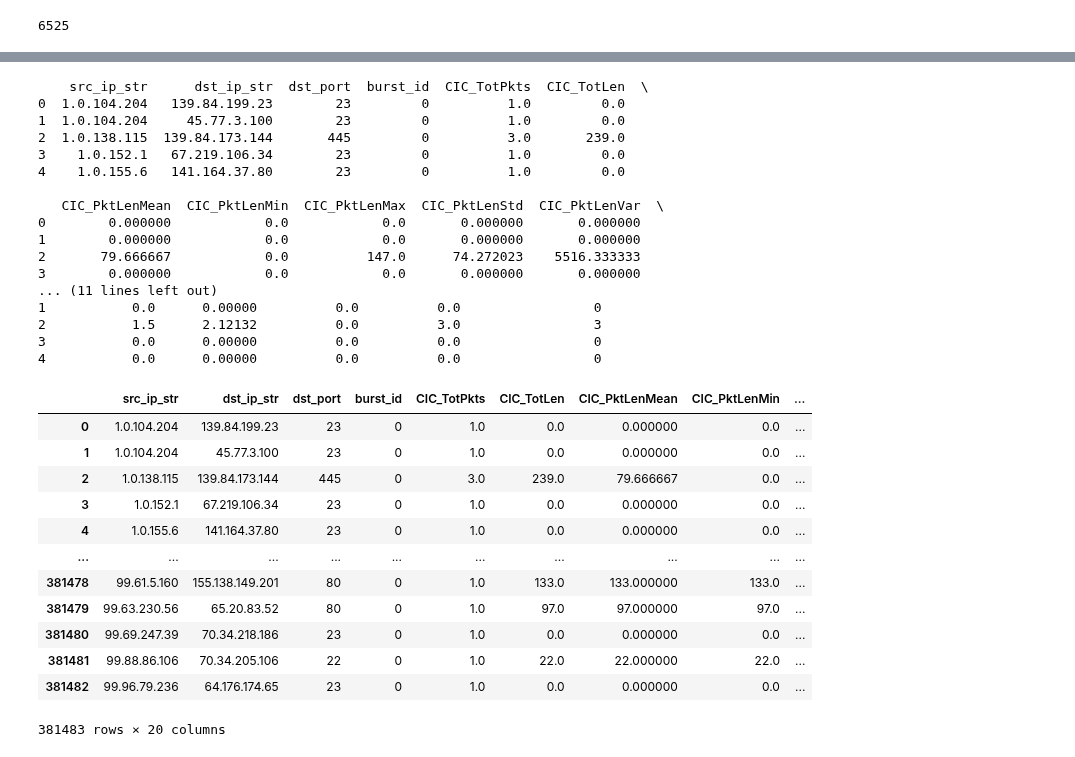
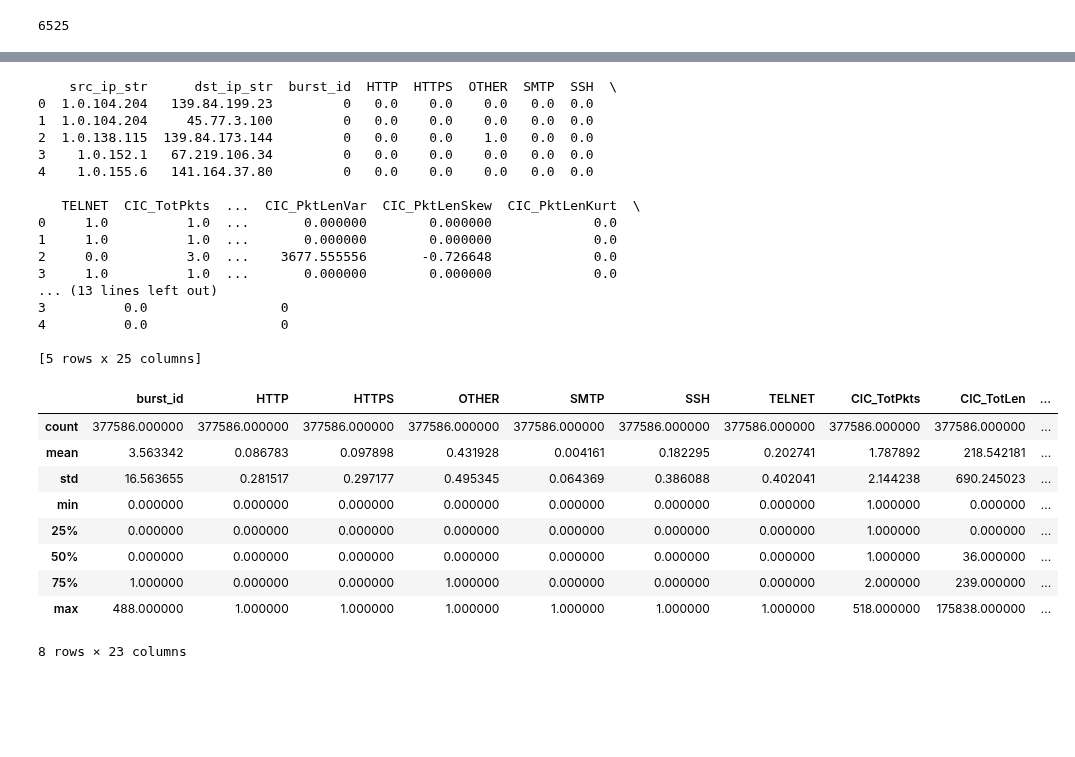
Before and after one commit to lucchinaluca/thesis-datasec, a Jupyter notebook: cic_2023.ipynb, the cells around one changed output, grey strips where cells are left out. Cells and saved outputs as stored; diff of their text form; code cells hidden in the pictures; blank space fills up the shorter version.

```diff
--- a/cic_2023.ipynb
+++ b/cic_2023.ipynb
@@ -455,9 +456,9 @@ def assign_burst_ids(group):
     group["burst_id"] = burst_start.cumsum()
     return group
 
-df = df.groupby(["src_ip_str", "dst_ip_str", "dst_port"], group_keys=False).apply(assign_burst_ids)
+df = df.groupby(["src_ip_str", "dst_ip_str"], group_keys=False).apply(assign_burst_ids)
 
-group_cols = ["src_ip_str", "dst_ip_str", "dst_port", "burst_id"]
+group_cols = ["src_ip_str", "dst_ip_str", "burst_id"]
 
 # ---- 4. Burst Packet Arrangement ----
 burst_packets = df[group_cols + ["time_seconds", "pl_length"]].copy().sort_values(group_cols + ["time_seconds"])
@@ -525,7 +526,8 @@ if 'encoded_columns' in locals():
     protocol_columns = encoded_columns
 else:
     protocol_columns = [col for col in df.columns if col.startswith('proto_')]
-df_burst_protocols = df[group_cols + protocol_columns].drop_duplicates()
+
+df_burst_protocols = df[group_cols + protocol_columns].groupby(group_cols, as_index=False).max()
 burst_features = pd.merge(burst_features, df_burst_protocols, on=group_cols, how='left')
 
 # ---- 10. Fill NaNs (from any merge or stat) ----
@@ -545,41 +547,33 @@ burst_features = burst_features[[c for c in final_col_order if c in burst_featur
 # ---- 12. Output ----
 print(burst_features.head())
 # %% [output]
-    src_ip_str      dst_ip_str  dst_port  burst_id  CIC_TotPkts  CIC_TotLen  \
-0  1.0.104.204   139.84.199.23        23         0          1.0         0.0
-1  1.0.104.204     45.77.3.100        23         0          1.0         0.0
-2  1.0.138.115  139.84.173.144       445         0          3.0       239.0
-3    1.0.152.1   67.219.106.34        23         0          1.0         0.0
-4    1.0.155.6   141.164.37.80        23         0          1.0         0.0
+    src_ip_str      dst_ip_str  burst_id  HTTP  HTTPS  OTHER  SMTP  SSH  \
+0  1.0.104.204   139.84.199.23         0   0.0    0.0    0.0   0.0  0.0
+1  1.0.104.204     45.77.3.100         0   0.0    0.0    0.0   0.0  0.0
+2  1.0.138.115  139.84.173.144         0   0.0    0.0    1.0   0.0  0.0
+3    1.0.152.1   67.219.106.34         0   0.0    0.0    0.0   0.0  0.0
+4    1.0.155.6   141.164.37.80         0   0.0    0.0    0.0   0.0  0.0
 
-   CIC_PktLenMean  CIC_PktLenMin  CIC_PktLenMax  CIC_PktLenStd  CIC_PktLenVar  \
-0        0.000000            0.0            0.0       0.000000       0.000000
-1        0.000000            0.0            0.0       0.000000       0.000000
-2       79.666667            0.0          147.0      74.272023    5516.333333
-3        0.000000            0.0            0.0       0.000000       0.000000
-... (11 lines left out)
-1           0.0      0.00000          0.0          0.0                 0
-2           1.5      2.12132          0.0          3.0                 3
-3           0.0      0.00000          0.0          0.0                 0
-4           0.0      0.00000          0.0          0.0                 0
+   TELNET  CIC_TotPkts  ...  CIC_PktLenVar  CIC_PktLenSkew  CIC_PktLenKurt  \
+0     1.0          1.0  ...       0.000000        0.000000             0.0
+1     1.0          1.0  ...       0.000000        0.000000             0.0
+2     0.0          3.0  ...    3677.555556       -0.726648             0.0
+3     1.0          1.0  ...       0.000000        0.000000             0.0
+... (13 lines left out)
+3          0.0                 0
+4          0.0                 0
+
+[5 rows x 25 columns]
-# %%
-protocol_columns = encoded_columns
-df_burst_protocols = df[group_cols + protocol_columns].drop_duplicates()
-
-burst_features = pd.merge(burst_features, df_burst_protocols, on=group_cols, how='left')
 # %%
-burst_features
+burst_features.describe()
 # %% [output]
-|  | src_ip_str | dst_ip_str | dst_port | burst_id | CIC_TotPkts | CIC_TotLen | CIC_PktLenMean | CIC_PktLenMin | ... |
-| 0 | 1.0.104.204 | 139.84.199.23 | 23 | 0 | 1.0 | 0.0 | 0.000000 | 0.0 | ... |
-| 1 | 1.0.104.204 | 45.77.3.100 | 23 | 0 | 1.0 | 0.0 | 0.000000 | 0.0 | ... |
-| 2 | 1.0.138.115 | 139.84.173.144 | 445 | 0 | 3.0 | 239.0 | 79.666667 | 0.0 | ... |
-| 3 | 1.0.152.1 | 67.219.106.34 | 23 | 0 | 1.0 | 0.0 | 0.000000 | 0.0 | ... |
-| 4 | 1.0.155.6 | 141.164.37.80 | 23 | 0 | 1.0 | 0.0 | 0.000000 | 0.0 | ... |
-| ... | ... | ... | ... | ... | ... | ... | ... | ... | ... |
-| 381478 | 99.61.5.160 | 155.138.149.201 | 80 | 0 | 1.0 | 133.0 | 133.000000 | 133.0 | ... |
-| 381479 | 99.63.230.56 | 65.20.83.52 | 80 | 0 | 1.0 | 97.0 | 97.000000 | 97.0 | ... |
-| 381480 | 99.69.247.39 | 70.34.218.186 | 23 | 0 | 1.0 | 0.0 | 0.000000 | 0.0 | ... |
-| 381481 | 99.88.86.106 | 70.34.205.106 | 22 | 0 | 1.0 | 22.0 | 22.000000 | 22.0 | ... |
-| 381482 | 99.96.79.236 | 64.176.174.65 | 23 | 0 | 1.0 | 0.0 | 0.000000 | 0.0 | ... |
+|  | burst_id | HTTP | HTTPS | OTHER | SMTP | SSH | TELNET | CIC_TotPkts | CIC_TotLen | ... |
+| count | 377586.000000 | 377586.000000 | 377586.000000 | 377586.000000 | 377586.000000 | 377586.000000 | 377586.000000 | 377586.000000 | 377586.000000 | ... |
+| mean | 3.563342 | 0.086783 | 0.097898 | 0.431928 | 0.004161 | 0.182295 | 0.202741 | 1.787892 | 218.542181 | ... |
+| std | 16.563655 | 0.281517 | 0.297177 | 0.495345 | 0.064369 | 0.386088 | 0.402041 | 2.144238 | 690.245023 | ... |
+| min | 0.000000 | 0.000000 | 0.000000 | 0.000000 | 0.000000 | 0.000000 | 0.000000 | 1.000000 | 0.000000 | ... |
+| 25% | 0.000000 | 0.000000 | 0.000000 | 0.000000 | 0.000000 | 0.000000 | 0.000000 | 1.000000 | 0.000000 | ... |
+| 50% | 0.000000 | 0.000000 | 0.000000 | 0.000000 | 0.000000 | 0.000000 | 0.000000 | 1.000000 | 36.000000 | ... |
+| 75% | 1.000000 | 0.000000 | 0.000000 | 1.000000 | 0.000000 | 0.000000 | 0.000000 | 2.000000 | 239.000000 | ... |
+| max | 488.000000 | 1.000000 | 1.000000 | 1.000000 | 1.000000 | 1.000000 | 1.000000 | 518.000000 | 175838.000000 | ... |
-381483 rows × 20 columns
+8 rows × 23 columns
```
Also changed, not shown: parts of 5 cells of this notebook.
